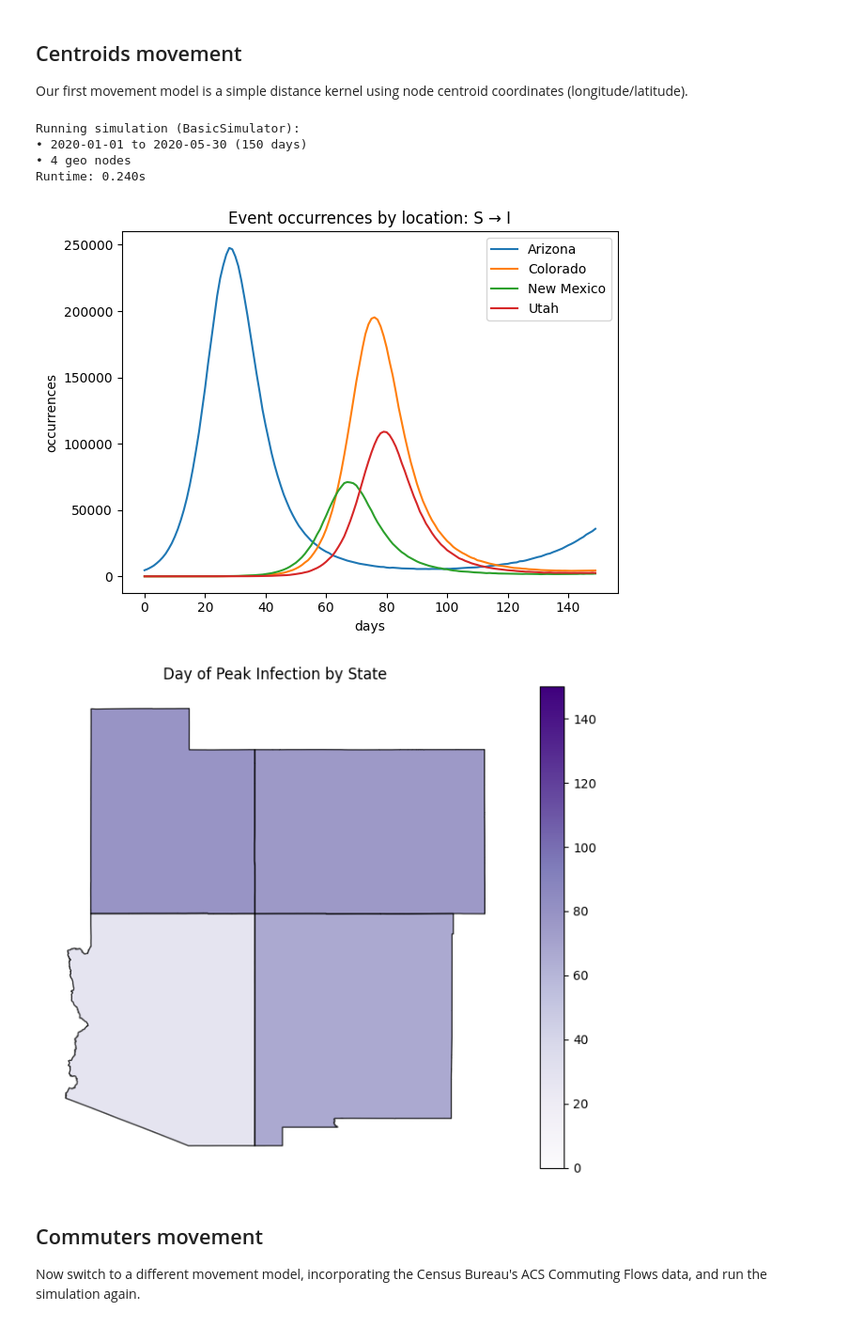
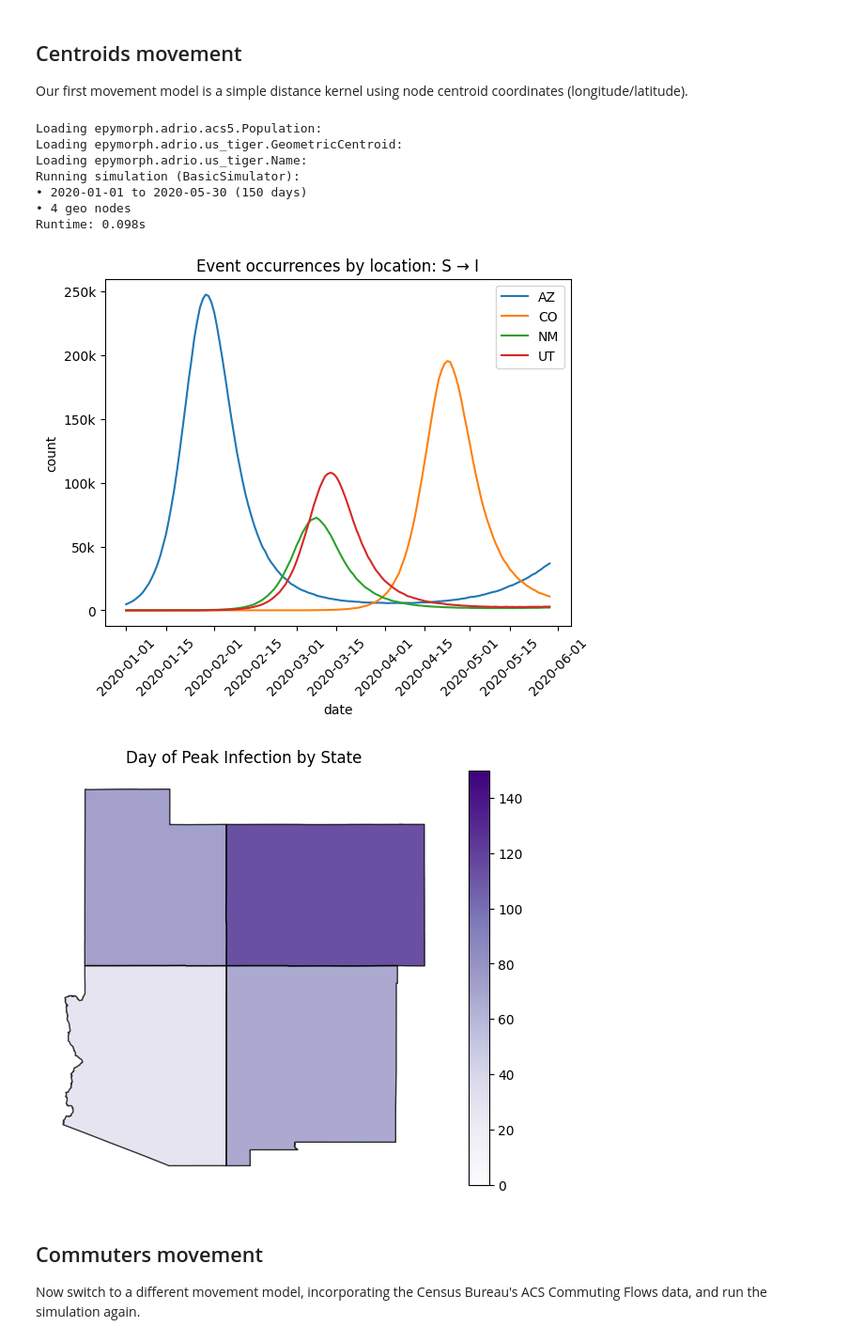
Before and after one commit to NAU-CCL/Epymorph, a Jupyter notebook: doc/demo/02-states-GEO.ipynb, the cells around one changed output. Shown at 94% size. Cells and saved outputs as stored; diff of their text form; code cells hidden in the pictures.

```diff
--- a/doc/demo/02-states-GEO.ipynb
+++ b/doc/demo/02-states-GEO.ipynb
@@ -9,10 +9,10 @@ We constructed the SIRH model ourselves in the previous part, but epymorph's IPM
 # %%
 from epymorph.geography.us_census import StateScope
 
-scope = StateScope.in_states_by_code(["AZ", "NM", "CO", "UT"], year=2020)
+scope = StateScope.in_states(["AZ", "NM", "CO", "UT"], year=2020)
 
 print(f"nodes: {scope.nodes}")
-print(f"geoid: {scope.get_node_ids().tolist()}")
+print(f"geoid: {scope.node_ids.tolist()}")
 # %% [output]
 nodes: 4
 geoid: ['04', '08', '35', '49']
@@ -22,10 +22,11 @@ geoid: ['04', '08', '35', '49']
 Our first movement model is a simple distance kernel using node centroid coordinates (longitude/latitude).
 # %%
 import numpy as np
+import pandas as pd
 
 from epymorph import *
 from epymorph.adrio import acs5, us_tiger
-from epymorph.plots import map_data_by_state
+from epymorph.simulator.basic.output import Output
 
 rume = SingleStrataRume.build(
     ipm=ipm_library["sirh"](),
@@ -40,47 +41,72 @@ rume = SingleStrataRume.build(
         "phi": 40.0,
         "population": acs5.Population(),
         "centroid": us_tiger.GeometricCentroid(),
         "meta::geo::label": us_tiger.Name(),
     },
     time_frame=TimeFrame.of("2020-01-01", 150),
     # Initialize the infection in Arizona with 10k individuals.
     # Arizona is the node at index 0 because it has the lowest
     # FIPS code of the states we selected.
     init=init.SingleLocation(location=0, seed_size=10_000),
 )
 
 sim = BasicSimulator(rume)
 with sim_messaging():
     output = sim.run()
 
-EVENT_S_TO_I = rume.ipm.event_by_name("S->I")
+output.plot.line(
+    geo=rume.scope.select.all(),
+    time=rume.time_frame.select.all(),
+    quantity=rume.ipm.select.events("S->I"),
+    title="Event occurrences by location: S → I",
+    label_format="{n}",
+)
 
-plot_event(output, event_idx=EVENT_S_TO_I)
 
-day_of_peak_infection = np.array(
-    [
+# To show peak date of infection on a choropleth map using our built-in map function,
+# we need to cheat a bit. We're going to provide a "transform" function which really
+# just swaps the data for the values we want to show.
+# To calculate the peak date, we need the raw simulation results data. So this outer
+# function captures the output object and returns the transform function that uses it.
+def peak_date_transform(output: Output):
+    def peak_date(data_df: pd.DataFrame) -> pd.DataFrame:
+        EVENT_S_TO_I = rume.ipm.select.events("S->I").event_index
         # argmax gives us an index, but the index is equal to the tau step index
         # so just need to floor-div by number of tau steps to get day
-        float(np.argmax(output.incidence[:, n, EVENT_S_TO_I])) // output.dim.tau_steps
-        for n in range(scope.nodes)
-    ]
-)
+        day_of_peak_infection = np.array(
+            [
+                float(np.argmax(output.events[:, n, EVENT_S_TO_I]))
+                // output.dim.tau_steps
+                for n in range(scope.nodes)
+            ]
+        )
 
-map_data_by_state(
-    scope=scope,
-    data=day_of_peak_infection,
+        return data_df.copy(deep=False).assign(data=day_of_peak_infection)
+
+    return peak_date
+
+
+output.map.choropleth(
+    geo=rume.scope.select.all(),
+    time=rume.time_frame.select.all().agg(),
+    quantity=rume.ipm.select.events("S->I"),
+    borders=rume.scope.select.all(),
+    transform=peak_date_transform(output),
     title="Day of Peak Infection by State",
     vmin=0,
     vmax=output.dim.days,
     cmap="Purples",
 )
 # %% [output]
+Loading epymorph.adrio.acs5.Population:
+Loading epymorph.adrio.us_tiger.GeometricCentroid:
+Loading epymorph.adrio.us_tiger.Name:
 Running simulation (BasicSimulator):
 • 2020-01-01 to 2020-05-30 (150 days)
 • 4 geo nodes
-Runtime: 0.240s
+Runtime: 0.098s
-[figure, old version]
+[figure, new version]
-[figure, old version]
+[figure, new version]
 # %% [markdown]
 ## Commuters movement
 
```
Also changed, not shown: parts of 1 cell of this notebook, 4 other files.
